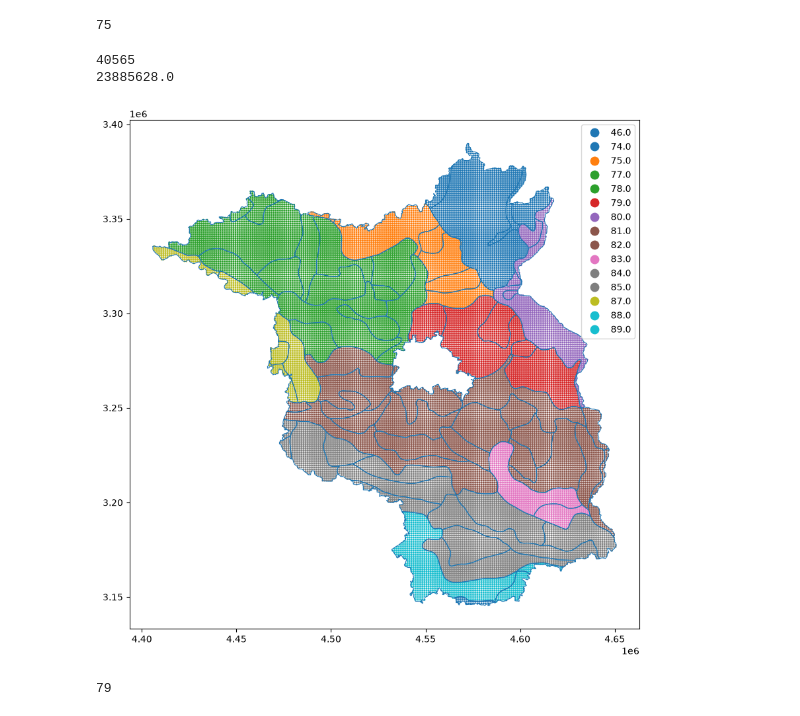
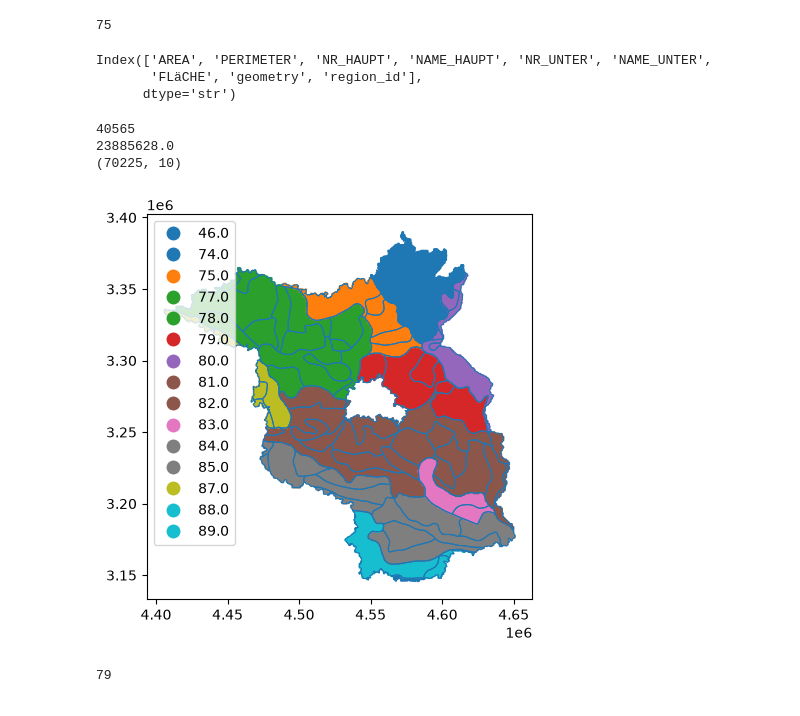
Before and after one commit to frankepolina/ai4hws_portfolioproject, a Jupyter notebook: dev/preprocess.ipynb, the cells around one changed output. Drawn from its saved outputs; the diff is of its cells as text; code cells hidden in the pictures.

```diff
--- a/dev/preprocess.ipynb
+++ b/dev/preprocess.ipynb
@@ -32,14 +32,25 @@ NATRAUM["NR_UNTER"].nunique()
 # %%
 natraum_3035 = NATRAUM.to_crs("EPSG:3035")
 # %%
-# load pr as example
-pr = xr.open_dataset(Path("../data/imported")/"hyras_pr_v6-1_2001_2025.nc")
+# load pr and sm as example
+pr = xr.open_dataset(Path("../data/imported/hyras_pr_v6-1_2001_2025.nc"))
 pr_da = pr["pr"]
+
+sm = xr.open_dataset(Path("../data/imported/grids_germany_daily_soil_moisture_composite_0-10_v1.nc"))
+sm_da = sm["sm_dwd_0_10"]
+# %%
+# add unique identifier to natraum
+natraum_3035["region_id"] = range(len(natraum_3035))
+natraum_3035.columns
+# %% [output]
+Index(['AREA', 'PERIMETER', 'NR_HAUPT', 'NAME_HAUPT', 'NR_UNTER', 'NAME_UNTER',
+       'FLäCHE', 'geometry', 'region_id'],
+      dtype='str')
 # %%
 # make a grid cell centre look up table
 x, y = np.meshgrid(pr_da.x.values, pr_da.y.values)
 
-grid_points = gpd.GeoDataFrame(
+grid_points_hyras = gpd.GeoDataFrame(
     {
         "x": x.ravel(),
         "y": y.ravel()
@@ -51,10 +62,12 @@ grid_points = gpd.GeoDataFrame(
     crs="EPSG:3035",
 )
 # %%
-grid_natraum = gpd.sjoin(
-    grid_points,
+# join the grid cells to natraum
+grid_natraum_hyras = gpd.sjoin(
+    grid_points_hyras,
     natraum_3035[
         [
+            "region_id",
             "NR_HAUPT",
             "NAME_HAUPT",
             "NR_UNTER",
@@ -67,27 +80,29 @@ grid_natraum = gpd.sjoin(
     predicate="within",
 )
 # %%
-print(grid_natraum["NR_UNTER"].isna().sum())
-print(grid_natraum["NR_UNTER"].sum())
+print(grid_natraum_hyras["NR_UNTER"].isna().sum())
+print(grid_natraum_hyras["NR_UNTER"].sum())
+print(grid_natraum_hyras.shape)
 # %% [output]
 40565
 23885628.0
+(70225, 10)
 # %%
-fig, ax = plt.subplots(figsize=(10, 10))
+fig, ax = plt.subplots(figsize=(5, 5))
 
 natraum_3035.boundary.plot(
     ax=ax,
     linewidth=0.8
 )
 
-grid_natraum.plot(
+grid_natraum_hyras.plot(
     ax=ax,
     column="NR_HAUPT",
     categorical=True,
     legend=True,
     markersize=1
 )
 
 plt.show()
 # %% [output]
-[figure, old version]
+[figure, new version]
```
Also changed, not shown: parts of 27 cells of this notebook, 4 other files.
